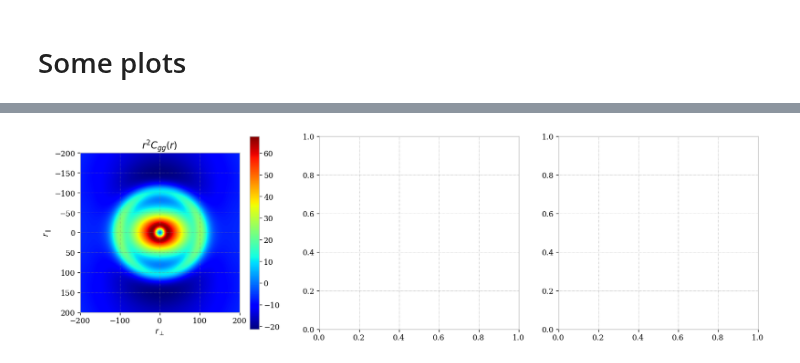
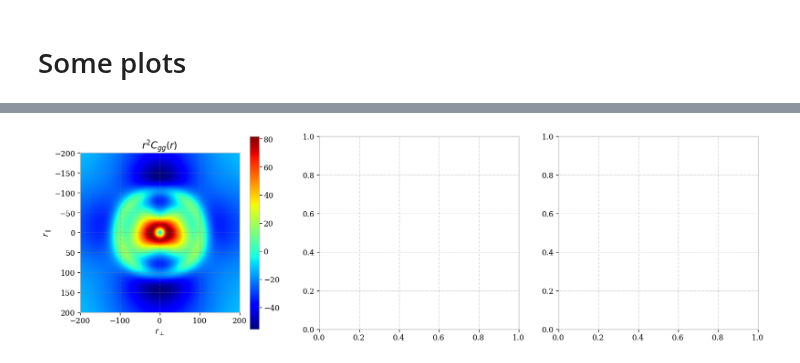
Before and after one commit to corentinravoux/flip, a Jupyter notebook: notebook/fit_density.ipynb, the cells around one changed output, grey strips where cells are left out. Cells and saved outputs as stored; diff of their text form; code cells hidden in the pictures.

```diff
--- a/notebook/fit_density.ipynb
+++ b/notebook/fit_density.ipynb
@@ -32,7 +46,7 @@ ktt, ptt = np.loadtxt(data_path / "power_spectrum_tt.txt")
 kmt, pmt = np.loadtxt(data_path / "power_spectrum_mt.txt")
 kmm, pmm = np.loadtxt(data_path / "power_spectrum_mm.txt")
 
-sigmag_fiducial = 3.0
+sigmag_fiducial = 6.0
 
 power_spectrum_dict_bias = {"gg": [[kmm, pmm * np.array(grid_window["window_mm"])**2]]}
 power_spectrum_dict = {"gg": [[kmm, pmm * np.array(grid_window["window_mm"])**2],
@@ -139,7 +143,7 @@ parameter_dict = {"bs8": {"value": 1.0,
                           "fixed" : False,
                           "limit_low" : 0.0,
                          },
-                  "beta_f": {"value": 0.1,
+                  "fs8": {"value": 0.4,
                           "fixed" : False,
                           "limit_low" : 0.0,
                          },
@@ -206,27 +209,28 @@ plot_utils.plot_correlation_from_likelihood(
 # %%
 r_perpendicular = np.linspace(-200,200,200)
 r_parallel = np.linspace(-200,200,200)
 
 r_reference_parallel = 30
 r_reference_perpendicular = 0
 
 contraction_plot = contraction.Contraction.init_from_flip(
-    "adamsblake20",
+    "ravouxcarreres",
     "density",
     power_spectrum_dict,
     r_perpendicular,
     r_parallel,
     r_reference_perpendicular,
     r_reference_parallel,
     coordinate_type="rprt",
     additional_parameters_values=(sigmag_fiducial,),
+    variant="nobeta"
 )
 
 parameter_values_dict = {parameters: parameter_dict[parameters]["value"] for parameters in parameter_dict}
 
 
 plot_utils.plot_2d_contraction(contraction_plot,
                     parameter_values_dict,
                     rs_multiplied = True)
 # %% [output]
-[figure, old version]
+[figure, new version]
```
Also changed, not shown: parts of 8 cells of this notebook, 3 other files.
